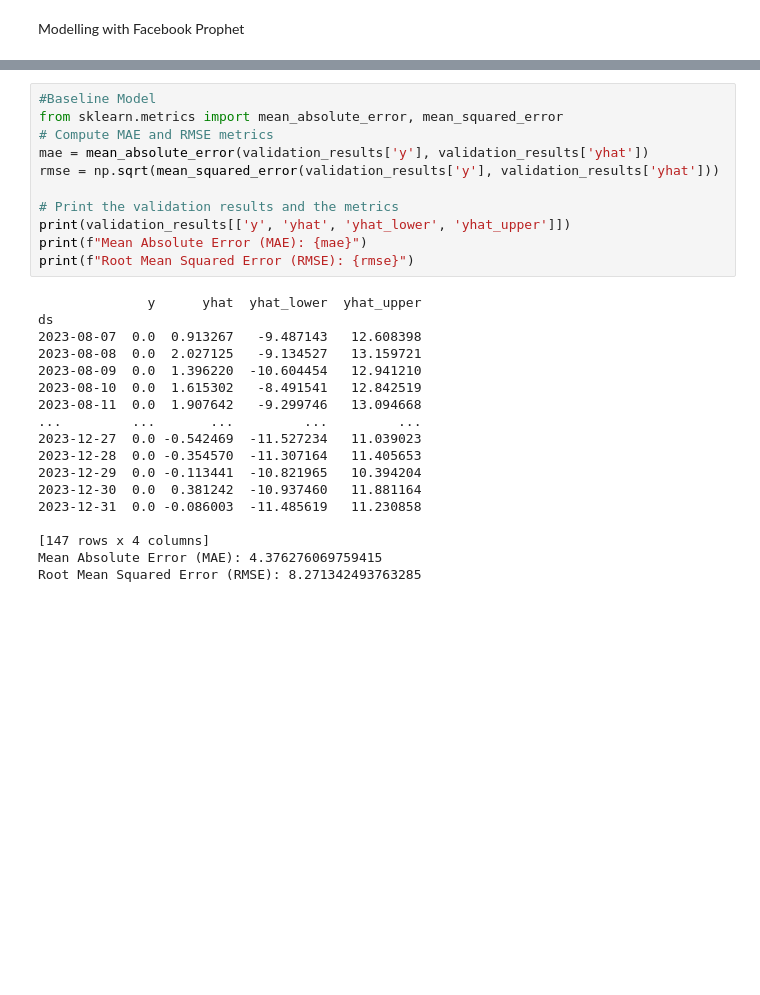
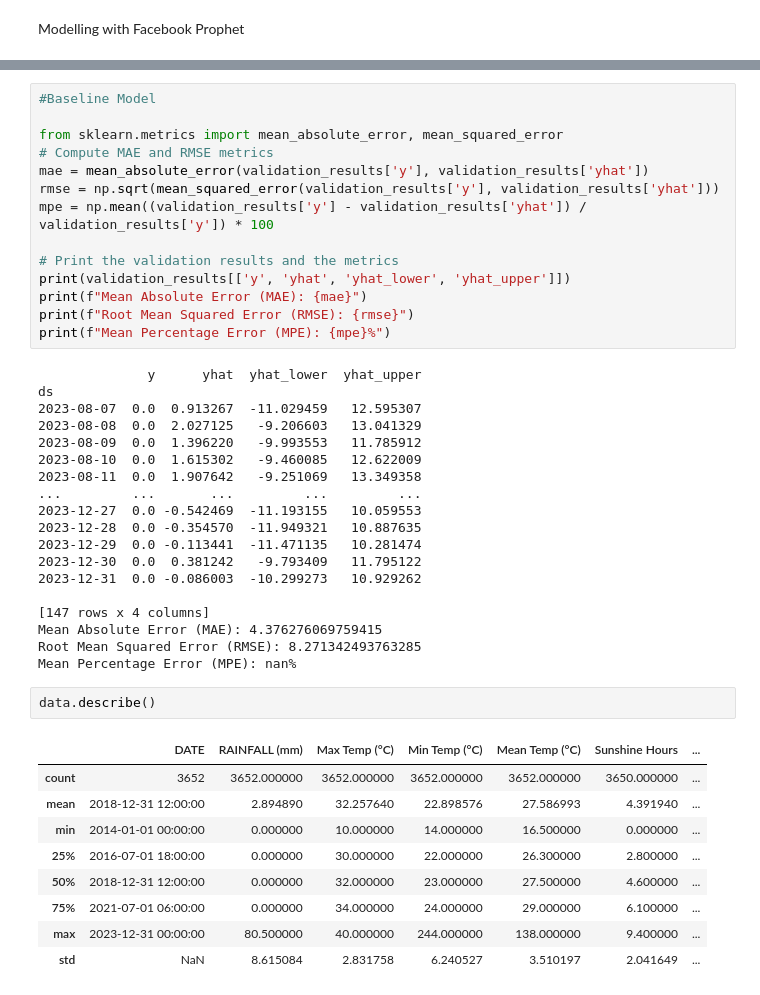
Before and after one commit to Kennyvic/weather-forecast-project, a Jupyter notebook: note1.ipynb, the cells around one changed output, grey strips where cells are left out. Saved outputs shown, nothing was run; the diff lists cells and outputs as text; blank space fills up the shorter version.

```diff
--- a/note1.ipynb
+++ b/note1.ipynb
@@ -315,30 +315,46 @@ ds
 [147 rows x 4 columns]
 # %%
 #Baseline Model
+
 from sklearn.metrics import mean_absolute_error, mean_squared_error
 # Compute MAE and RMSE metrics
 mae = mean_absolute_error(validation_results['y'], validation_results['yhat'])
 rmse = np.sqrt(mean_squared_error(validation_results['y'], validation_results['yhat']))
+mpe = np.mean((validation_results['y'] - validation_results['yhat']) / validation_results['y']) * 100
 
 # Print the validation results and the metrics
 print(validation_results[['y', 'yhat', 'yhat_lower', 'yhat_upper']])
 print(f"Mean Absolute Error (MAE): {mae}")
 print(f"Root Mean Squared Error (RMSE): {rmse}")
+print(f"Mean Percentage Error (MPE): {mpe}%")
 # %% [output]
               y      yhat  yhat_lower  yhat_upper
 ds
-2023-08-07  0.0  0.913267   -9.487143   12.608398
-2023-08-08  0.0  2.027125   -9.134527   13.159721
-2023-08-09  0.0  1.396220  -10.604454   12.941210
-2023-08-10  0.0  1.615302   -8.491541   12.842519
-2023-08-11  0.0  1.907642   -9.299746   13.094668
+2023-08-07  0.0  0.913267  -11.029459   12.595307
+2023-08-08  0.0  2.027125   -9.206603   13.041329
+2023-08-09  0.0  1.396220   -9.993553   11.785912
+2023-08-10  0.0  1.615302   -9.460085   12.622009
+2023-08-11  0.0  1.907642   -9.251069   13.349358
 ...         ...       ...         ...         ...
-2023-12-27  0.0 -0.542469  -11.527234   11.039023
-2023-12-28  0.0 -0.354570  -11.307164   11.405653
-2023-12-29  0.0 -0.113441  -10.821965   10.394204
-2023-12-30  0.0  0.381242  -10.937460   11.881164
-2023-12-31  0.0 -0.086003  -11.485619   11.230858
+2023-12-27  0.0 -0.542469  -11.193155   10.059553
+2023-12-28  0.0 -0.354570  -11.949321   10.887635
+2023-12-29  0.0 -0.113441  -11.471135   10.281474
+2023-12-30  0.0  0.381242   -9.793409   11.795122
+2023-12-31  0.0 -0.086003  -10.299273   10.929262
 
 [147 rows x 4 columns]
 Mean Absolute Error (MAE): 4.376276069759415
 Root Mean Squared Error (RMSE): 8.271342493763285
+Mean Percentage Error (MPE): nan%
+# %%
+data.describe()
+# %% [output]
+|  | DATE | RAINFALL (mm) | Max Temp (°C) | Min Temp (°C) | Mean Temp (°C) | Sunshine Hours | ... |
+| count | 3652 | 3652.000000 | 3652.000000 | 3652.000000 | 3652.000000 | 3650.000000 | ... |
+| mean | 2018-12-31 12:00:00 | 2.894890 | 32.257640 | 22.898576 | 27.586993 | 4.391940 | ... |
+| min | 2014-01-01 00:00:00 | 0.000000 | 10.000000 | 14.000000 | 16.500000 | 0.000000 | ... |
+| 25% | 2016-07-01 18:00:00 | 0.000000 | 30.000000 | 22.000000 | 26.300000 | 2.800000 | ... |
+| 50% | 2018-12-31 12:00:00 | 0.000000 | 32.000000 | 23.000000 | 27.500000 | 4.600000 | ... |
+| 75% | 2021-07-01 06:00:00 | 0.000000 | 34.000000 | 24.000000 | 29.000000 | 6.100000 | ... |
+| max | 2023-12-31 00:00:00 | 80.500000 | 40.000000 | 244.000000 | 138.000000 | 9.400000 | ... |
+| std | NaN | 8.615084 | 2.831758 | 6.240527 | 3.510197 | 2.041649 | ... |
```
Also changed, not shown: parts of 11 cells of this notebook, 2 other files.
